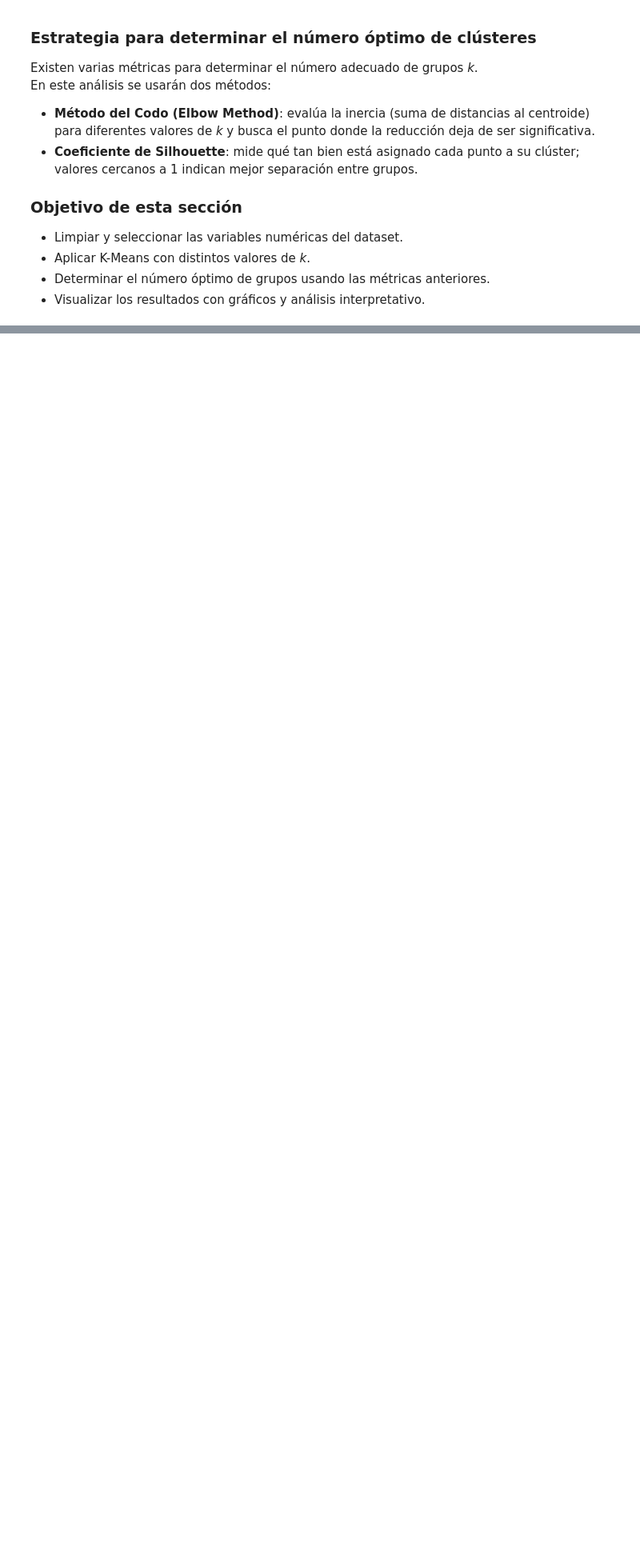
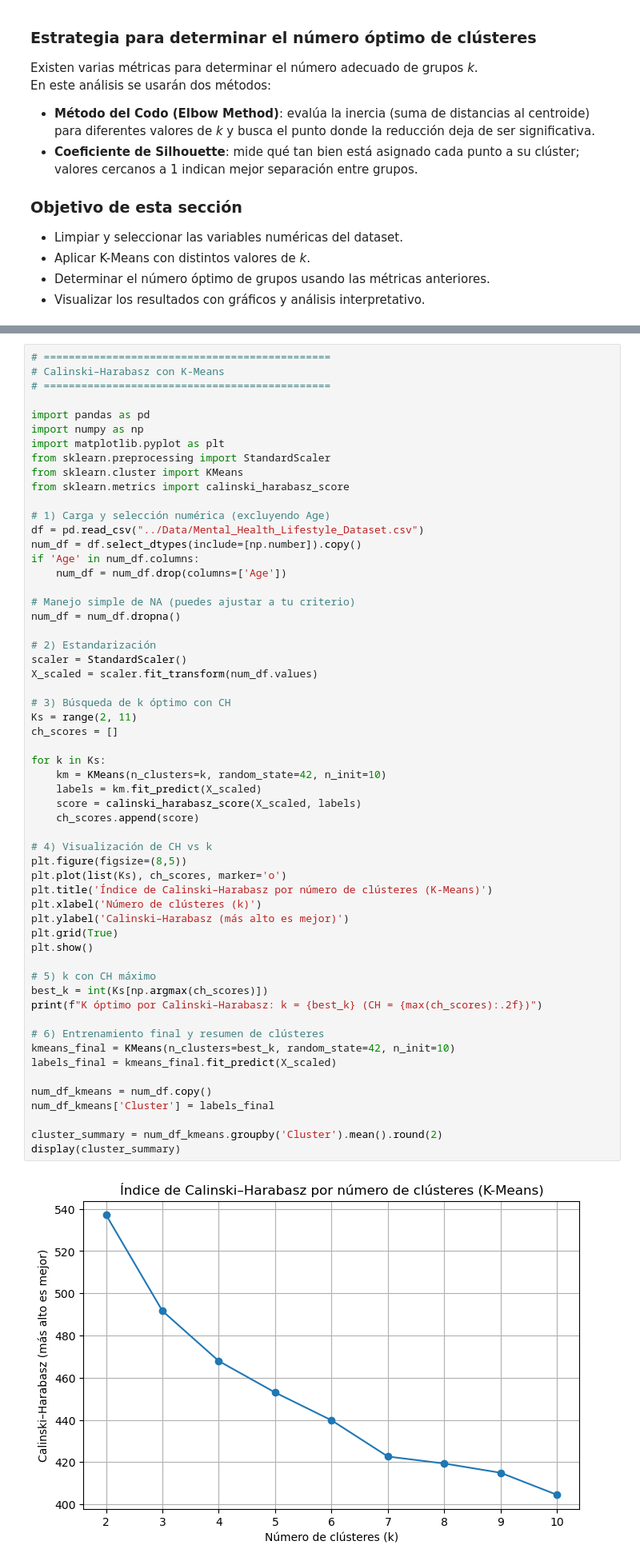
Before and after one commit to fisamz/Repositorio_MCDAA, a Jupyter notebook: Tarea5/Tarea5.ipynb, the cells around one changed output, grey strips where cells are left out. Shown at 80% size. Saved outputs shown, nothing was run; the diff lists cells and outputs as text; blank space fills up the shorter version.

```diff
--- a/Tarea5/Tarea5.ipynb
+++ b/Tarea5/Tarea5.ipynb
@@ -139,0 +303,59 @@ Dimensión del conjunto de datos: (3000, 5)
+# %%
+# ==============================================
+# Calinski–Harabasz con K-Means
+# ==============================================
+
+import pandas as pd
+import numpy as np
+import matplotlib.pyplot as plt
+from sklearn.preprocessing import StandardScaler
+from sklearn.cluster import KMeans
+from sklearn.metrics import calinski_harabasz_score
+
+# 1) Carga y selección numérica (excluyendo Age)
+df = pd.read_csv("../Data/Mental_Health_Lifestyle_Dataset.csv")
+num_df = df.select_dtypes(include=[np.number]).copy()
+if 'Age' in num_df.columns:
+    num_df = num_df.drop(columns=['Age'])
+
+# Manejo simple de NA (puedes ajustar a tu criterio)
+num_df = num_df.dropna()
+
+# 2) Estandarización
+scaler = StandardScaler()
+X_scaled = scaler.fit_transform(num_df.values)
+
+# 3) Búsqueda de k óptimo con CH
+Ks = range(2, 11)
+ch_scores = []
+
+for k in Ks:
+    km = KMeans(n_clusters=k, random_state=42, n_init=10)
+    labels = km.fit_predict(X_scaled)
+    score = calinski_harabasz_score(X_scaled, labels)
+    ch_scores.append(score)
+
+# 4) Visualización de CH vs k
+plt.figure(figsize=(8,5))
+plt.plot(list(Ks), ch_scores, marker='o')
+plt.title('Índice de Calinski–Harabasz por número de clústeres (K-Means)')
+plt.xlabel('Número de clústeres (k)')
+plt.ylabel('Calinski–Harabasz (más alto es mejor)')
+plt.grid(True)
+plt.show()
+
+# 5) k con CH máximo
+best_k = int(Ks[np.argmax(ch_scores)])
+print(f"K óptimo por Calinski–Harabasz: k = {best_k} (CH = {max(ch_scores):.2f})")
+
+# 6) Entrenamiento final y resumen de clústeres
+kmeans_final = KMeans(n_clusters=best_k, random_state=42, n_init=10)
+labels_final = kmeans_final.fit_predict(X_scaled)
+
+num_df_kmeans = num_df.copy()
+num_df_kmeans['Cluster'] = labels_final
+
+cluster_summary = num_df_kmeans.groupby('Cluster').mean().round(2)
+display(cluster_summary)
+# %% [output]
+[figure, added]
```
Also changed, not shown: parts of 8 cells of this notebook.
